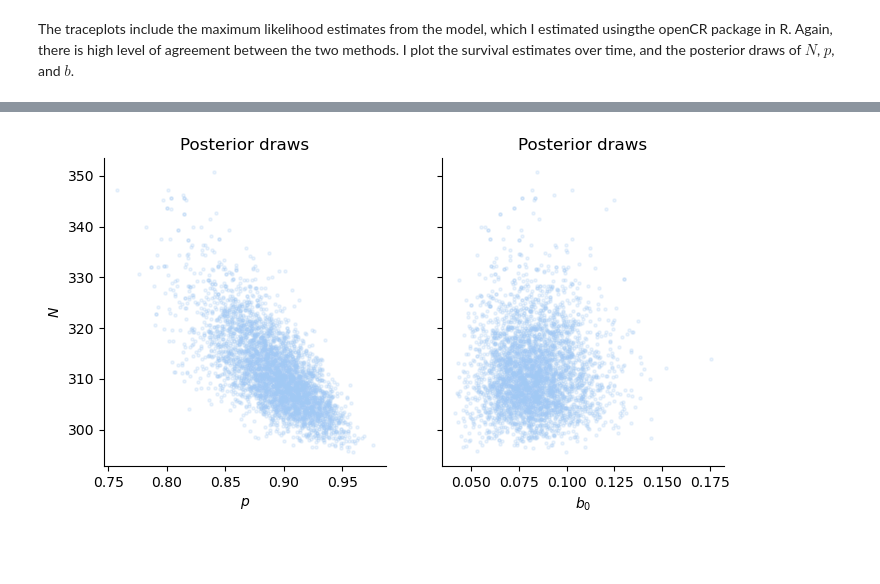
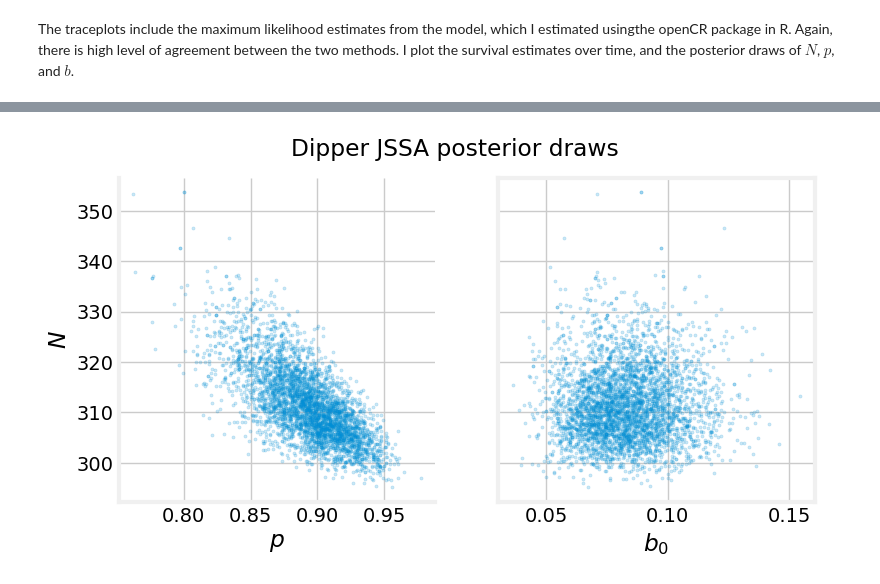
Before and after one commit to philpatton/philpatton.github.io, a Jupyter notebook: surv.ipynb, the cells around one changed output, grey strips where cells are left out. Cells and saved outputs as stored; diff of their text form; code cells hidden in the pictures; blank space fills up the shorter version.

```diff
--- a/surv.ipynb
+++ b/surv.ipynb
@@ -36,7 +36,9 @@ import pytensor.tensor as pt
 from pymc.distributions.dist_math import factln
 from scipy.linalg import circulant
 
-plt.style.use('seaborn-v0_8-pastel')
+plt.style.use('fivethirtyeight')
+plt.rcParams['axes.facecolor'] = 'white'
+plt.rcParams['figure.facecolor'] = 'white'
 
 def create_recapture_array(history):
     """Create the recapture array from a capture history."""
@@ -90,5 +92,14 @@ def fill_lower_diag_ones(x):
 # %% [markdown]
 As an example, I use the cormorant data from @mccrea2014, Table 4.6. These data come from an eleven year capture-recapture study between 1982 and 1993. These were breeding cormorants of unknown age. The data is summarized in the $M$-array below. The last column is the number that were never recapured. The number released can be calculated from the array.
 # %%
-cormorant = np.loadtxt('cormorant.csv', delimiter=',').astype(int)
-cormorant
+cormorant = np.array([
+       [ 10,   4,   2,   2,   0,   0,   0,   0,   0,   0,  12],
+       [  0,  42,  12,  16,   1,   0,   1,   1,   1,   0,  83],
+       [  0,   0,  85,  22,   5,   5,   2,   1,   0,   1,  53],
+       [  0,   0,   0, 139,  39,  10,  10,   4,   2,   0,  94],
+       [  0,   0,   0,   0, 175,  60,  22,   8,   4,   2, 199],
+       [  0,   0,   0,   0,   0, 159,  46,  16,   5,   2, 193],
+       [  0,   0,   0,   0,   0,   0, 191,  39,   4,   8, 171],
+       [  0,   0,   0,   0,   0,   0,   0, 188,  19,  23, 284],
+       [  0,   0,   0,   0,   0,   0,   0,   0, 101,  55, 274],
+       [  0,   0,   0,   0,   0,   0,   0,   0,   0,  84,  97]])
@@ -387,7 +385,7 @@ pm.model_to_graphviz(jssa)
 [drawing not drawn]
 # %%
 with jssa:
-    dat = pm.sample()
+    jssa_idata = pm.sample()
 # %% [output]
 Auto-assigning NUTS sampler...
 Initializing NUTS using jitter+adapt_diag...
@@ -440,38 +435,33 @@ plt.show()
 # %%
-#| fig-cap: Posterior draws of $N,$ $b_0,$ and $p$ for dipper data.
-#| fig-lab: post
+#| fig-cap: Posterior draws of $N,$ $b_0,$ and $p$ from the dipper JSSA model.
+#| label: fig-jssa_post
 
-post = dat.posterior
+post = jssa_idata.posterior
 
 # stack the draws for each chain, creating a (n_draws, n_species) array
 p_samps = post.p.to_numpy().flatten()
 N_samps = post.N.to_numpy().flatten()
 b_samps = post.b0.to_numpy().flatten()
 
 # create the plot
 fig, (ax0, ax1) = plt.subplots(1, 2, figsize=(8, 4), sharey=True)
 
 # add the scatter for each species
 alph = 0.2
-ax0.scatter(p_samps, N_samps, s=5, alpha=alph, color=col)
+ax0.scatter(p_samps, N_samps, s=5, alpha=alph)
 
-# update aesthetics
 ax0.spines.right.set_visible(False)
 ax0.spines.top.set_visible(False)
 
 ax0.set_ylabel(r'$N$')
 ax0.set_xlabel(r'$p$')
-ax0.set_title('Posterior draws')
 
-ax1.scatter(b_samps, N_samps, s=5, alpha=alph, color=col)
-
-# update aesthetics
-ax1.spines.right.set_visible(False)
-ax1.spines.top.set_visible(False)
+ax1.scatter(b_samps, N_samps, s=5, alpha=alph)
 
 ax1.set_xlabel(r'$b_0$')
-ax1.set_title('Posterior draws')
+
+fig.suptitle('Dipper JSSA posterior draws')
 
 plt.show()
 # %% [output]
-[figure, old version]
+[figure, new version]
```
Also changed, not shown: parts of 12 cells of this notebook, 37 other files.
